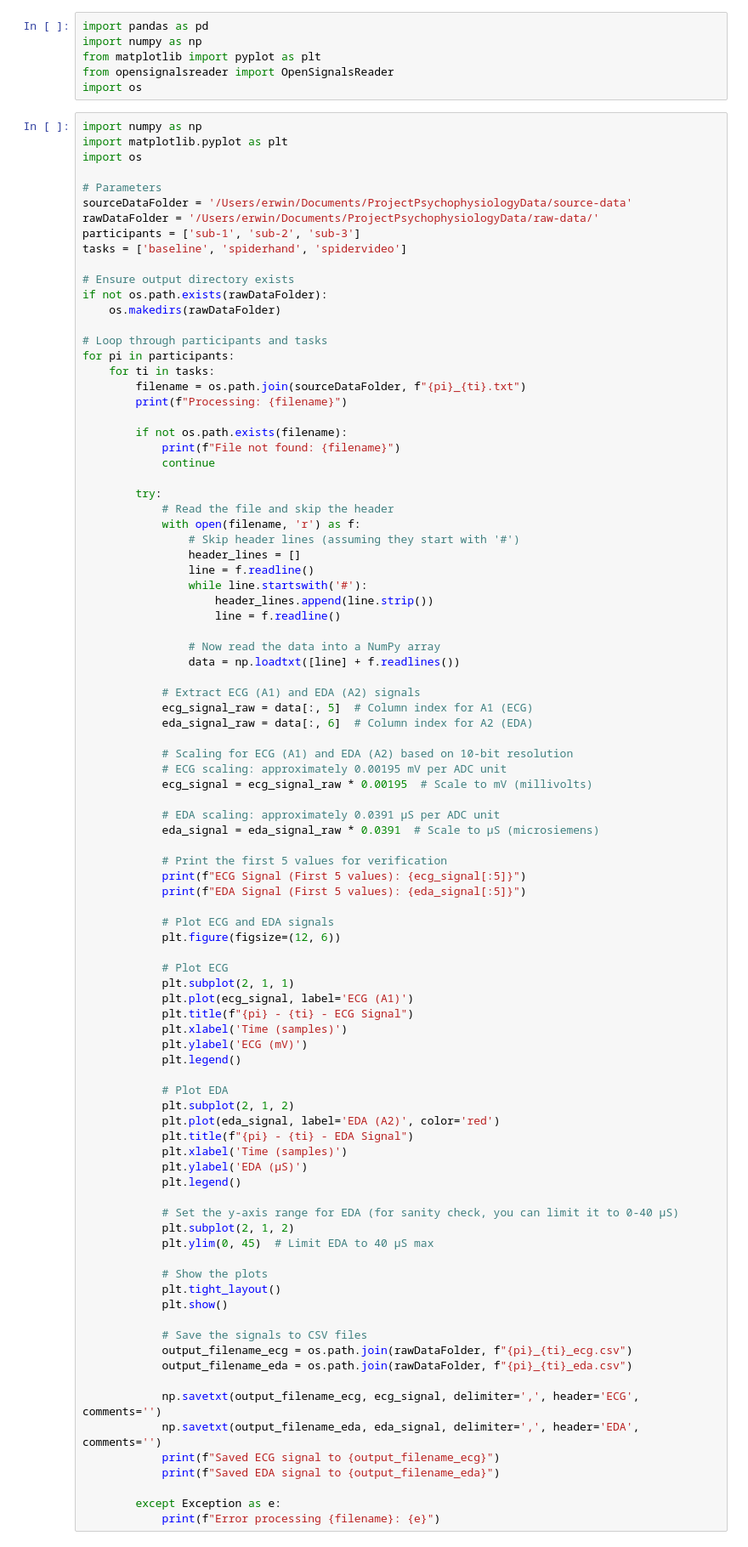
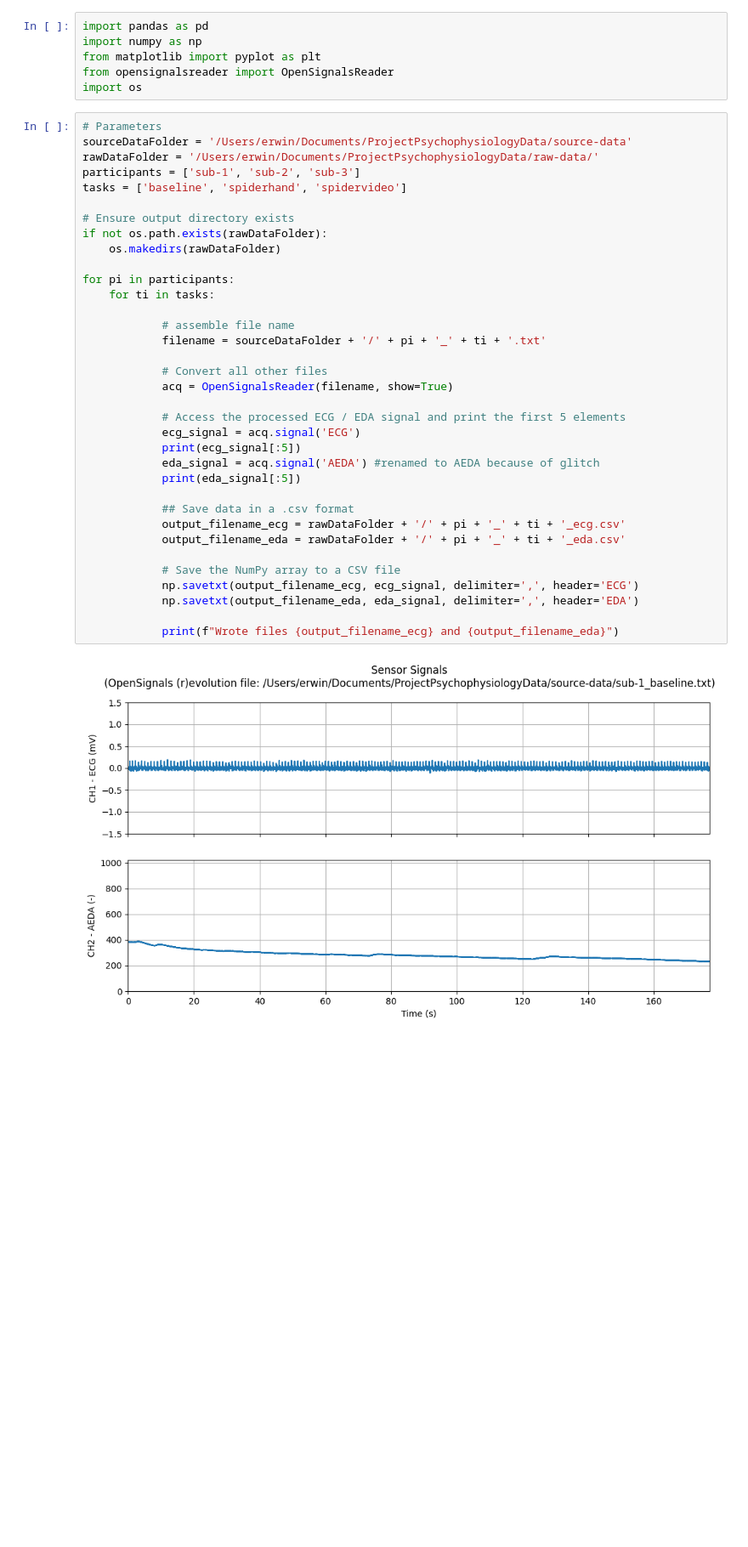
Before and after one commit to noemi-ten/AENGroupProjectPsychophysiology, a Jupyter notebook: 01_import.ipynb, the cells around one changed output. Shown at 85% size. Drawn from its saved outputs; the diff is of its cells as text; blank space fills up the shorter version.

```diff
--- a/01_import.ipynb
+++ b/01_import.ipynb
@@ -5,94 +5,39 @@ from matplotlib import pyplot as plt
 from opensignalsreader import OpenSignalsReader
 import os
 # %%
-import numpy as np
-import matplotlib.pyplot as plt
-import os
-
 # Parameters
 sourceDataFolder = '/Users/erwin/Documents/ProjectPsychophysiologyData/source-data'
 rawDataFolder = '/Users/erwin/Documents/ProjectPsychophysiologyData/raw-data/'
 participants = ['sub-1', 'sub-2', 'sub-3']
 tasks = ['baseline', 'spiderhand', 'spidervideo']
 
 # Ensure output directory exists
 if not os.path.exists(rawDataFolder):
     os.makedirs(rawDataFolder)
 
-# Loop through participants and tasks
 for pi in participants:
     for ti in tasks:
-        filename = os.path.join(sourceDataFolder, f"{pi}_{ti}.txt")
-        print(f"Processing: {filename}")
 
-        if not os.path.exists(filename):
-            print(f"File not found: {filename}")
-            continue
+            # assemble file name
+            filename = sourceDataFolder + '/' + pi + '_' + ti + '.txt'
 
-        try:
-            # Read the file and skip the header
-            with open(filename, 'r') as f:
-                # Skip header lines (assuming they start with '#')
-                header_lines = []
-                line = f.readline()
-                while line.startswith('#'):
-                    header_lines.append(line.strip())
-                    line = f.readline()
+            # Convert all other files
+            acq = OpenSignalsReader(filename, show=True)
 
-                # Now read the data into a NumPy array
-                data = np.loadtxt([line] + f.readlines())
+            # Access the processed ECG / EDA signal and print the first 5 elements
+            ecg_signal = acq.signal('ECG')
+            print(ecg_signal[:5])
+            eda_signal = acq.signal('AEDA') #renamed to AEDA because of glitch
+            print(eda_signal[:5])
 
-            # Extract ECG (A1) and EDA (A2) signals
-            ecg_signal_raw = data[:, 5]  # Column index for A1 (ECG)
-            eda_signal_raw = data[:, 6]  # Column index for A2 (EDA)
+            ## Save data in a .csv format
+            output_filename_ecg = rawDataFolder + '/' + pi + '_' + ti + '_ecg.csv'
+            output_filename_eda = rawDataFolder + '/' + pi + '_' + ti + '_eda.csv'
 
-            # Scaling for ECG (A1) and EDA (A2) based on 10-bit resolution
-            # ECG scaling: approximately 0.00195 mV per ADC unit
-            ecg_signal = ecg_signal_raw * 0.00195  # Scale to mV (millivolts)
+            # Save the NumPy array to a CSV file
+            np.savetxt(output_filename_ecg, ecg_signal, delimiter=',', header='ECG')
+            np.savetxt(output_filename_eda, eda_signal, delimiter=',', header='EDA')
 
-            # EDA scaling: approximately 0.0391 µS per ADC unit
-            eda_signal = eda_signal_raw * 0.0391  # Scale to µS (microsiemens)
-
-            # Print the first 5 values for verification
-            print(f"ECG Signal (First 5 values): {ecg_signal[:5]}")
-            print(f"EDA Signal (First 5 values): {eda_signal[:5]}")
-
-            # Plot ECG and EDA signals
-            plt.figure(figsize=(12, 6))
-
-            # Plot ECG
-            plt.subplot(2, 1, 1)
-            plt.plot(ecg_signal, label='ECG (A1)')
-            plt.title(f"{pi} - {ti} - ECG Signal")
-            plt.xlabel('Time (samples)')
-            plt.ylabel('ECG (mV)')
-            plt.legend()
-
-            # Plot EDA
-            plt.subplot(2, 1, 2)
-            plt.plot(eda_signal, label='EDA (A2)', color='red')
-            plt.title(f"{pi} - {ti} - EDA Signal")
-            plt.xlabel('Time (samples)')
-            plt.ylabel('EDA (µS)')
-            plt.legend()
-
-            # Set the y-axis range for EDA (for sanity check, you can limit it to 0-40 µS)
-            plt.subplot(2, 1, 2)
-            plt.ylim(0, 45)  # Limit EDA to 40 µS max
-
-            # Show the plots
-            plt.tight_layout()
-            plt.show()
-
-            # Save the signals to CSV files
-            output_filename_ecg = os.path.join(rawDataFolder, f"{pi}_{ti}_ecg.csv")
-            output_filename_eda = os.path.join(rawDataFolder, f"{pi}_{ti}_eda.csv")
-
-            np.savetxt(output_filename_ecg, ecg_signal, delimiter=',', header='ECG', comments='')
-            np.savetxt(output_filename_eda, eda_signal, delimiter=',', header='EDA', comments='')
-            print(f"Saved ECG signal to {output_filename_ecg}")
-            print(f"Saved EDA signal to {output_filename_eda}")
-
-        except Exception as e:
-            print(f"Error processing {filename}: {e}")
+            print(f"Wrote files {output_filename_ecg} and {output_filename_eda}")
 # %% [output]
+[figure, new version]
```
Also changed, not shown: parts of 1 cell of this notebook, 11 other files.
